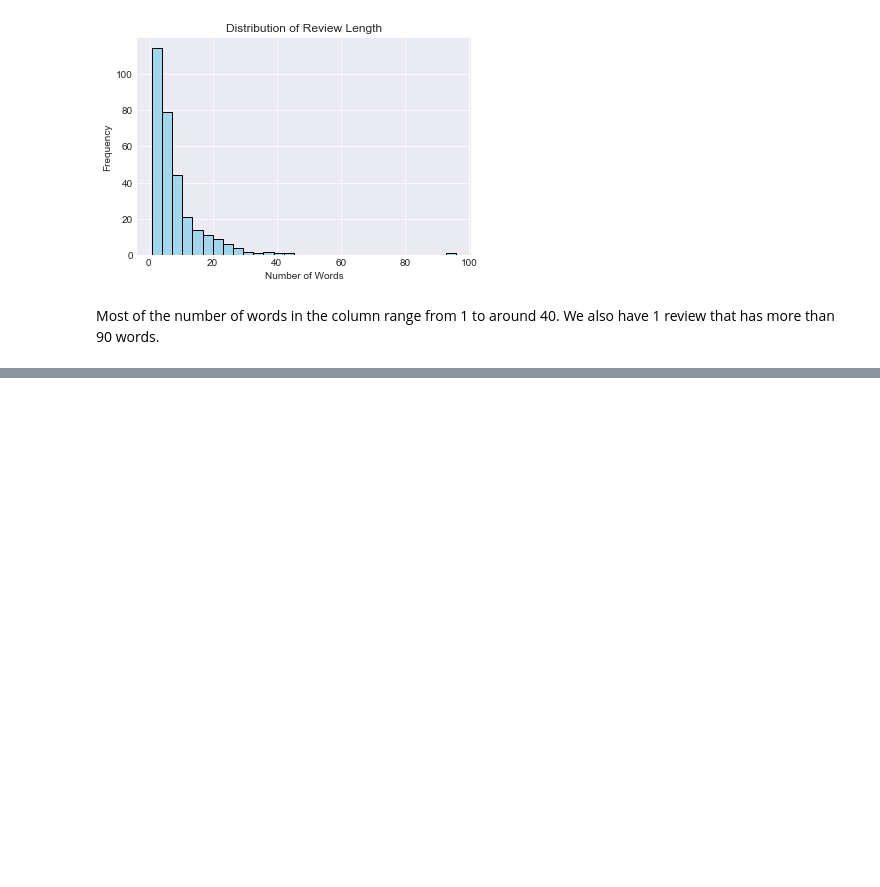
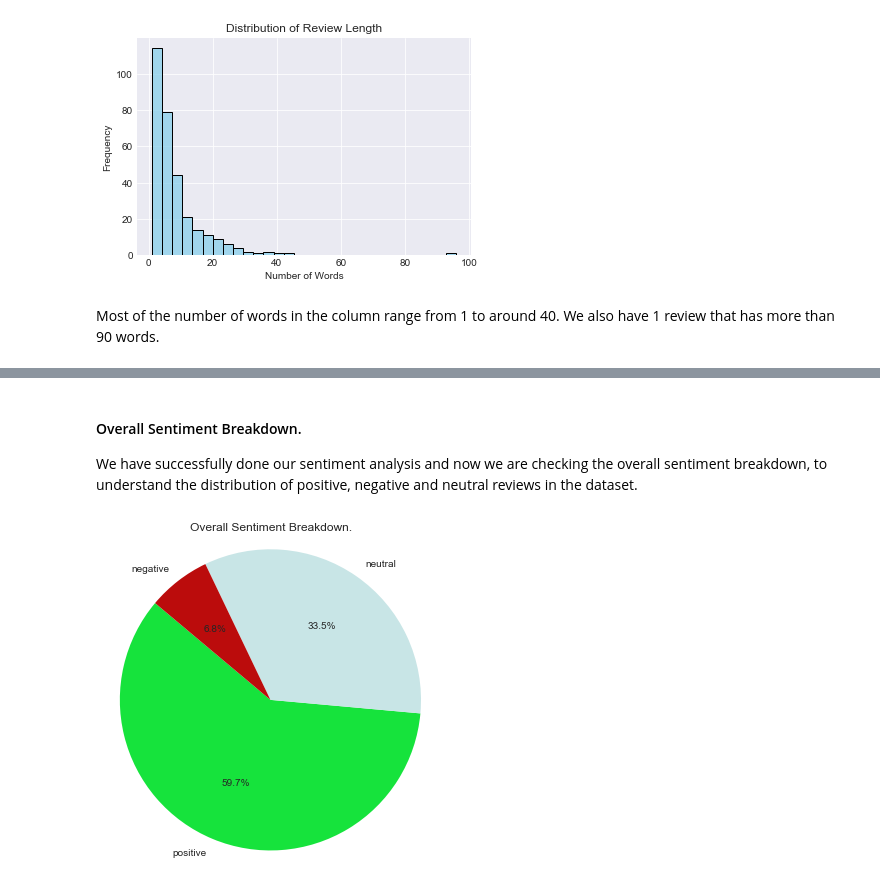
Before and after one commit to Assesa44/Kenya-Ecommerce-Reviews, a Jupyter notebook: Notebooks/analysis.ipynb, the cells around one changed output, grey strips where cells are left out. Cells and saved outputs as stored; diff of their text form; code cells hidden in the pictures; blank space fills up the shorter version.

Commit message:
docs: added final analysis and summary.

```diff
--- a/Notebooks/analysis.ipynb
+++ b/Notebooks/analysis.ipynb
@@ -422,0 +438,18 @@ reviews['sentiment'].value_counts()
+# %% [markdown]
+#### Overall Sentiment Breakdown.
+We have successfully done our sentiment analysis and now we are checking the overall sentiment breakdown, to understand the distribution of positive, negative and neutral reviews in the dataset.
+# %%
+# Prepare data for plotting.
+sentiment_counts = reviews['sentiment'].value_counts()
+
+# Set pie-plot colors.
+colors = ["#16e33c", "#c8e5e6", "#bb0c0c"]
+
+# Plot overall sentiment breakdown.
+plt.figure(figsize= (6,6))
+plt.pie(sentiment_counts, labels=sentiment_counts.index, autopct='%1.1f%%', colors=colors , startangle=140)
+plt.title('Overall Sentiment Breakdown.')
+plt.axis('equal')
+plt.show()
+# %% [output]
+[figure, added]
```
Also changed, not shown: parts of 12 cells of this notebook.
